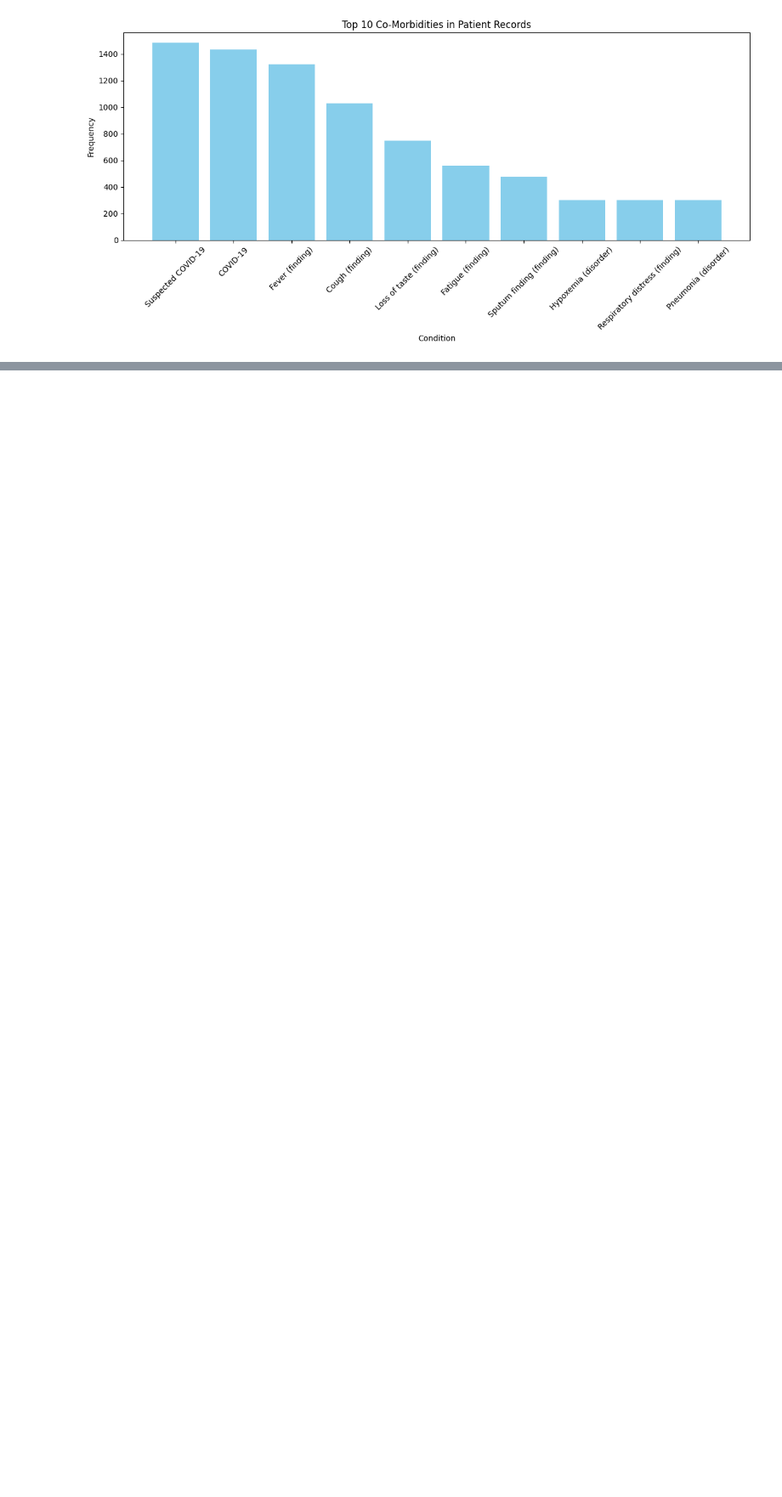
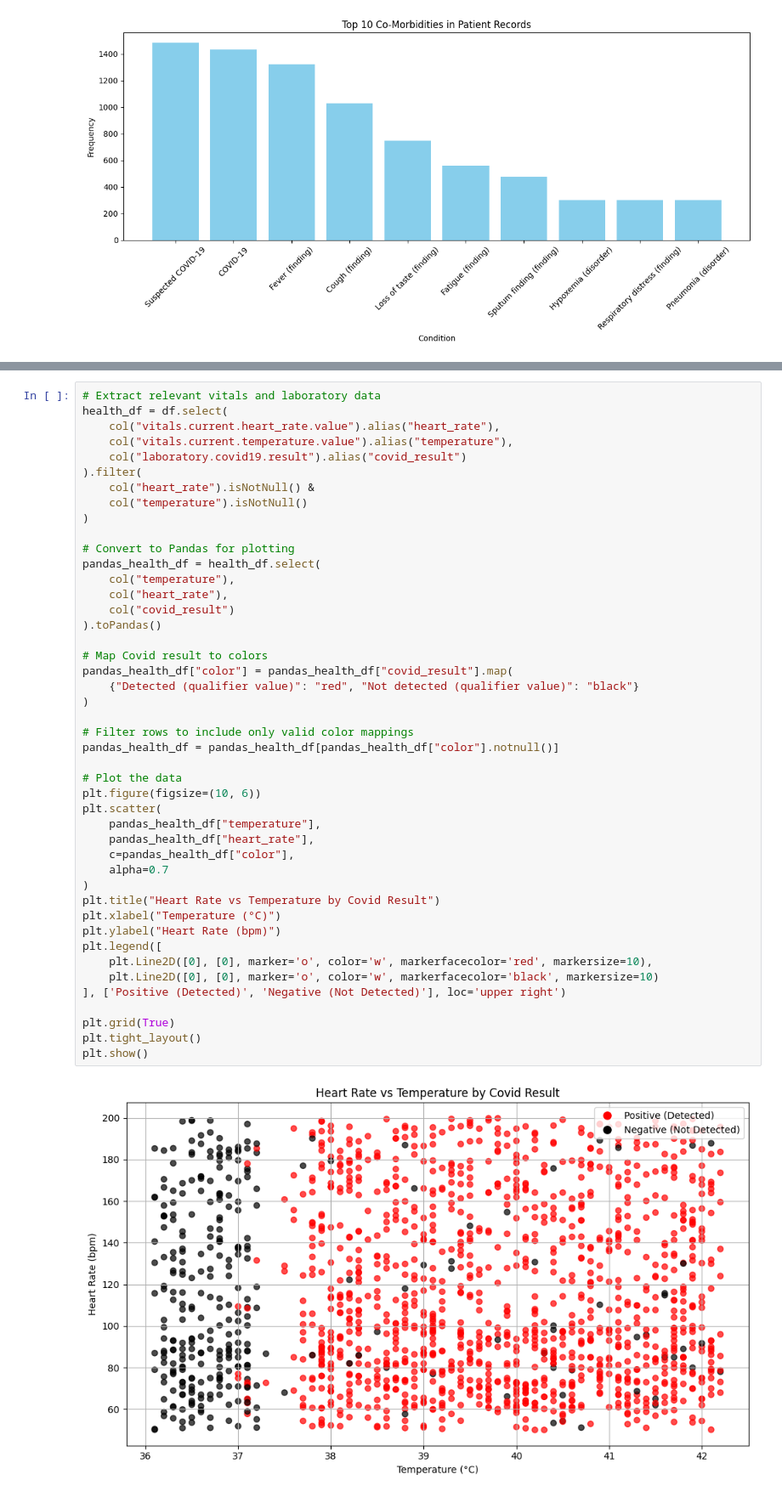
Before and after one commit to ICS-CLASSROOM/assignment-3-synthesis-jswlee, a Jupyter notebook: Assignment_3.ipynb, the cells around one changed output, grey strips where cells are left out. Shown: that part at 85% size. Drawn from its saved outputs; the diff is of its cells as text; blank space fills up the shorter version.

```diff
--- a/Assignment_3.ipynb
+++ b/Assignment_3.ipynb
@@ -924,0 +1012,47 @@ plt.show()
+# %%
+# Extract relevant vitals and laboratory data
+health_df = df.select(
+    col("vitals.current.heart_rate.value").alias("heart_rate"),
+    col("vitals.current.temperature.value").alias("temperature"),
+    col("laboratory.covid19.result").alias("covid_result")
+).filter(
+    col("heart_rate").isNotNull() &
+    col("temperature").isNotNull()
+)
+
+# Convert to Pandas for plotting
+pandas_health_df = health_df.select(
+    col("temperature"),
+    col("heart_rate"),
+    col("covid_result")
+).toPandas()
+
+# Map Covid result to colors
+pandas_health_df["color"] = pandas_health_df["covid_result"].map(
+    {"Detected (qualifier value)": "red", "Not detected (qualifier value)": "black"}
+)
+
+# Filter rows to include only valid color mappings
+pandas_health_df = pandas_health_df[pandas_health_df["color"].notnull()]
+
+# Plot the data
+plt.figure(figsize=(10, 6))
+plt.scatter(
+    pandas_health_df["temperature"],
+    pandas_health_df["heart_rate"],
+    c=pandas_health_df["color"],
+    alpha=0.7
+)
+plt.title("Heart Rate vs Temperature by Covid Result")
+plt.xlabel("Temperature (°C)")
+plt.ylabel("Heart Rate (bpm)")
+plt.legend([
+    plt.Line2D([0], [0], marker='o', color='w', markerfacecolor='red', markersize=10),
+    plt.Line2D([0], [0], marker='o', color='w', markerfacecolor='black', markersize=10)
+], ['Positive (Detected)', 'Negative (Not Detected)'], loc='upper right')
+
+plt.grid(True)
+plt.tight_layout()
+plt.show()
+# %% [output]
+[figure, added]
```
Also changed, not shown: parts of 20 cells of this notebook.
